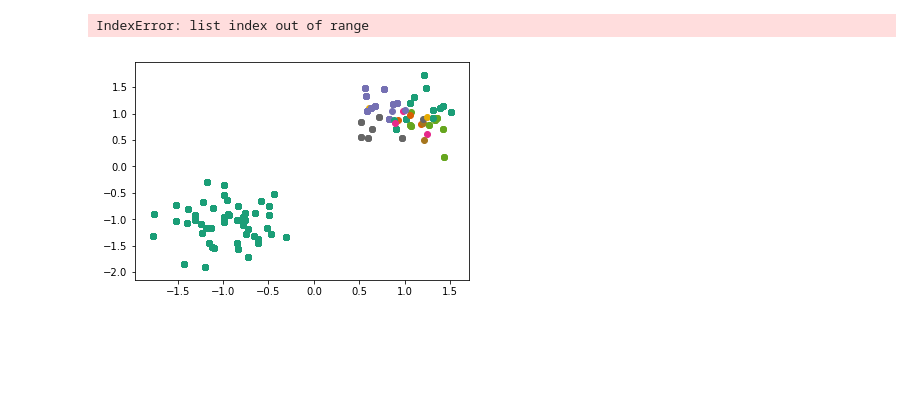
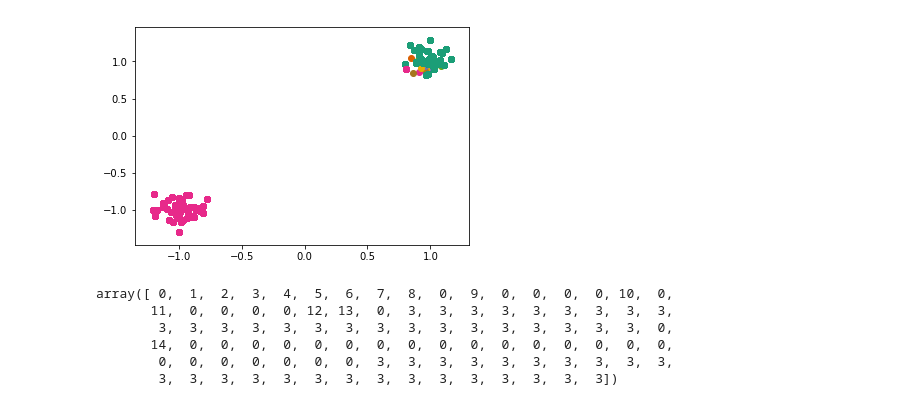
Before and after one commit to nicktfranklin/SEM_paper_simulations, a Jupyter notebook: Segmentation Demo.ipynb, the cells around one changed output. Drawn from its saved outputs; the diff is of its cells as text; code cells hidden in the pictures; blank space fills up the shorter version.

```diff
--- a/Segmentation Demo.ipynb
+++ b/Segmentation Demo.ipynb
@@ -143,9 +276,16 @@ import seaborn as sns
-# %%
-cluster_id = np.argmax(post, axis=1)
-cc = sns.color_palette('Dark2', 20)
-for clt in cluster_id:
-    idx = np.nonzero(cluster_id == clt)[0]
-    plt.scatter(x_train[idx, 0], x_train[idx, 1], color=cc[clt])
-# %% [output]
-IndexError: list index out of range
-[figure, removed]
+# %%
+post = sem.run(x_train, K=K)
+# %%
+plot_segmentation(post)
+# %% [output]
+[figure, added]
+# %%
+#show the envent number that was chosen. Notice the re-use of events
+np.argmax(post, axis=1)
+# %% [output]
+array([ 0,  1,  2,  3,  4,  5,  6,  7,  8,  0,  9,  0,  0,  0,  0, 10,  0,
+       11,  0,  0,  0,  0, 12, 13,  0,  3,  3,  3,  3,  3,  3,  3,  3,  3,
+        3,  3,  3,  3,  3,  3,  3,  3,  3,  3,  3,  3,  3,  3,  3,  3,  0,
+       14,  0,  0,  0,  0,  0,  0,  0,  0,  0,  0,  0,  0,  0,  0,  0,  0,
+        0,  0,  0,  0,  0,  0,  0,  3,  3,  3,  3,  3,  3,  3,  3,  3,  3,
+        3,  3,  3,  3,  3,  3,  3,  3,  3,  3,  3,  3,  3,  3,  3])
```
Also changed, not shown: parts of 25 cells of this notebook, 1 other file.
